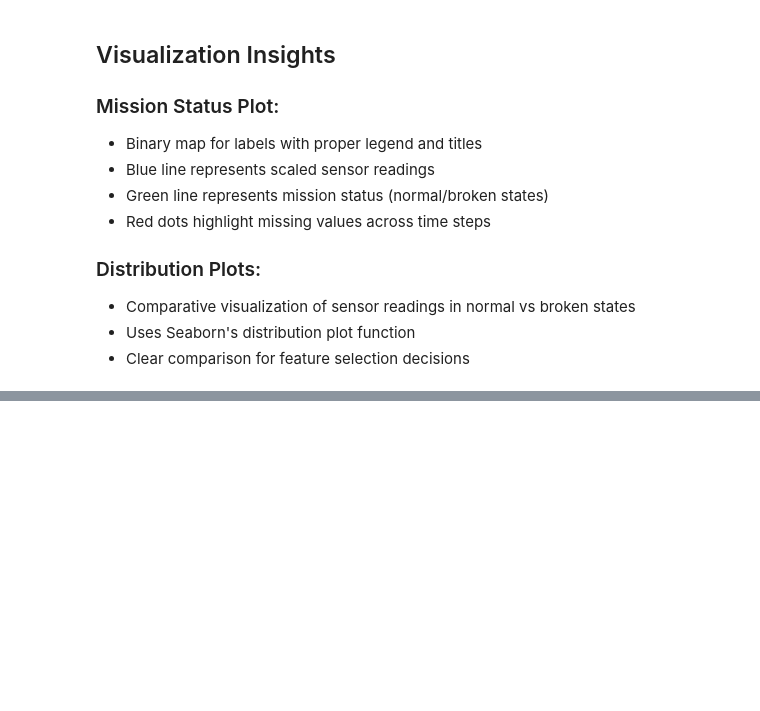
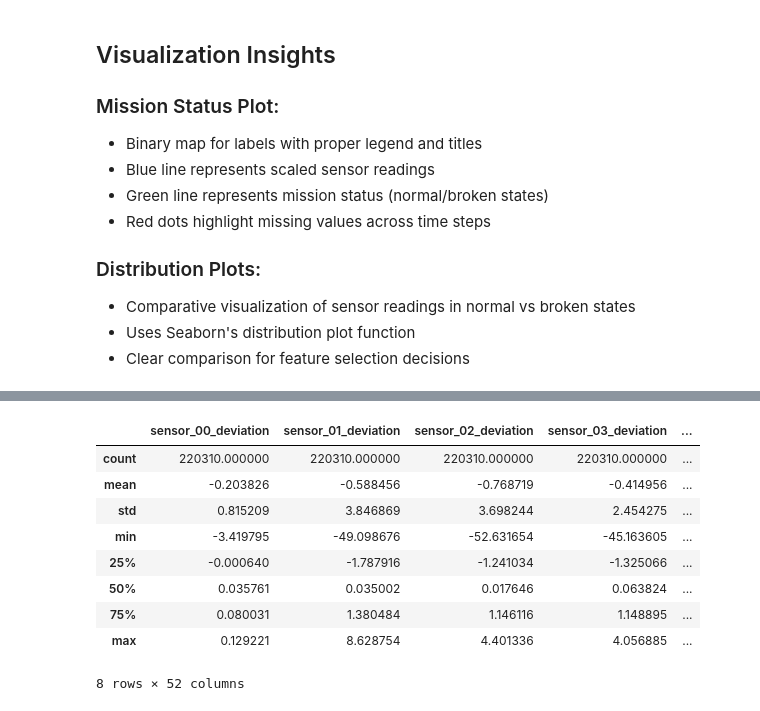
Before and after one commit to Mo7ammedAOS/Predictive-Maintenance-for-Water-Pump-Units, a Jupyter notebook: notebooks/Water_pump_pdm.ipynb, the cells around one changed output, grey strips where cells are left out. Saved outputs shown, nothing was run; the diff lists cells and outputs as text; code cells hidden in the pictures; blank space fills up the shorter version.

```diff
--- a/notebooks/Water_pump_pdm.ipynb
+++ b/notebooks/Water_pump_pdm.ipynb
@@ -565,3 +564,5 @@ for col in list(data_10min_shift.columns)[:-1]:
 - Comparative visualization of sensor readings in normal vs broken states
 - Uses Seaborn's distribution plot function
 - Clear comparison for feature selection decisions
+# %%
+columns_list = sensor_data.columns[1:-1]
@@ -567,0 +592,13 @@ for col in list(data_10min_shift.columns)[:-1]:
+# %%
+df_new_features.describe()
+# %% [output]
+|  | sensor_00_deviation | sensor_01_deviation | sensor_02_deviation | sensor_03_deviation | ... |
+| count | 220310.000000 | 220310.000000 | 220310.000000 | 220310.000000 | ... |
+| mean | -0.203826 | -0.588456 | -0.768719 | -0.414956 | ... |
+| std | 0.815209 | 3.846869 | 3.698244 | 2.454275 | ... |
+| min | -3.419795 | -49.098676 | -52.631654 | -45.163605 | ... |
+| 25% | -0.000640 | -1.787916 | -1.241034 | -1.325066 | ... |
+| 50% | 0.035761 | 0.035002 | 0.017646 | 0.063824 | ... |
+| 75% | 0.080031 | 1.380484 | 1.146116 | 1.148895 | ... |
+| max | 0.129221 | 8.628754 | 4.401336 | 4.056885 | ... |
+8 rows × 52 columns
```
Also changed, not shown: parts of 17 cells of this notebook.
